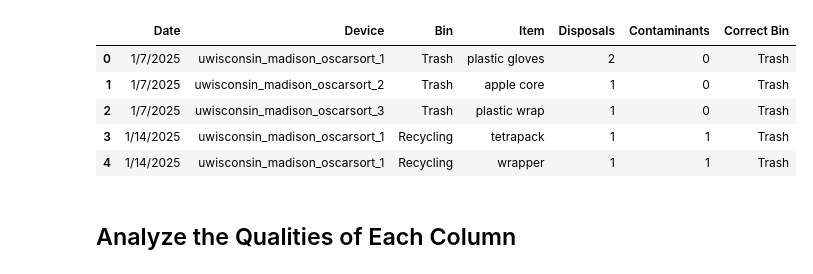
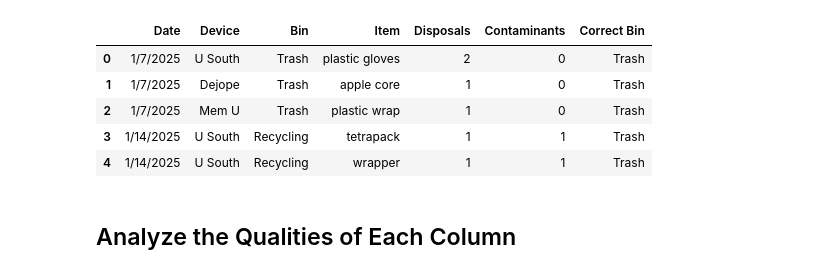
Before and after one commit to bps78/Oscar-Research-Project, a Jupyter notebook: oscar_project.ipynb, the cells around one changed output. Drawn from its saved outputs; the diff is of its cells as text; code cells hidden in the pictures.

```diff
--- a/oscar_project.ipynb
+++ b/oscar_project.ipynb
@@ -4,14 +5,25 @@ import pandas as pd
 # %%
 # Import the data
-disposals = pd.read_csv('disposals.csv')
+disposals = pd.read_csv('disposal_csv-uwisconsin(in).csv')
+
+# Change device names to be more readable
+device_location_map = {
+    'uwisconsin_madison_oscarsort_1': 'U South',
+    'uwisconsin_madison_oscarsort_2': 'Dejope',
+    'uwisconsin_madison_oscarsort_3': 'Mem U',
+    'uwisconsin_madison_oscarsort_4': 'Gordon Dining'
+}
+disposals['Device'] = disposals['Device'].map(device_location_map)
+
+
 disposals.head()
 # %% [output]
 |  | Date | Device | Bin | Item | Disposals | Contaminants | Correct Bin |
-| 0 | 1/7/2025 | uwisconsin_madison_oscarsort_1 | Trash | plastic gloves | 2 | 0 | Trash |
-| 1 | 1/7/2025 | uwisconsin_madison_oscarsort_2 | Trash | apple core | 1 | 0 | Trash |
-| 2 | 1/7/2025 | uwisconsin_madison_oscarsort_3 | Trash | plastic wrap | 1 | 0 | Trash |
-| 3 | 1/14/2025 | uwisconsin_madison_oscarsort_1 | Recycling | tetrapack | 1 | 1 | Trash |
-| 4 | 1/14/2025 | uwisconsin_madison_oscarsort_1 | Recycling | wrapper | 1 | 1 | Trash |
+| 0 | 1/7/2025 | U South | Trash | plastic gloves | 2 | 0 | Trash |
+| 1 | 1/7/2025 | Dejope | Trash | apple core | 1 | 0 | Trash |
+| 2 | 1/7/2025 | Mem U | Trash | plastic wrap | 1 | 0 | Trash |
+| 3 | 1/14/2025 | U South | Recycling | tetrapack | 1 | 1 | Trash |
+| 4 | 1/14/2025 | U South | Recycling | wrapper | 1 | 1 | Trash |
 # %% [markdown]
 ## Analyze the Qualities of Each Column
 # %%
```
Also changed, not shown: parts of 19 cells of this notebook, 2 other files.
